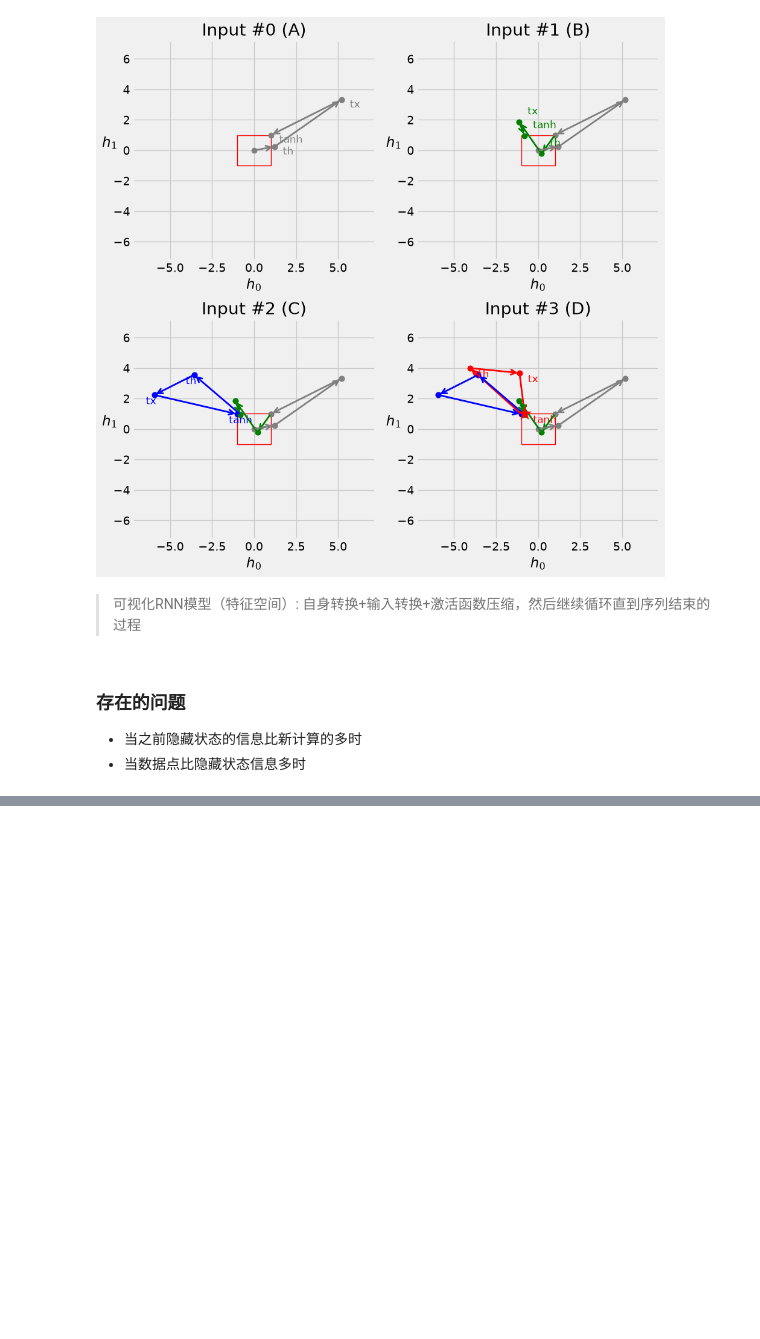
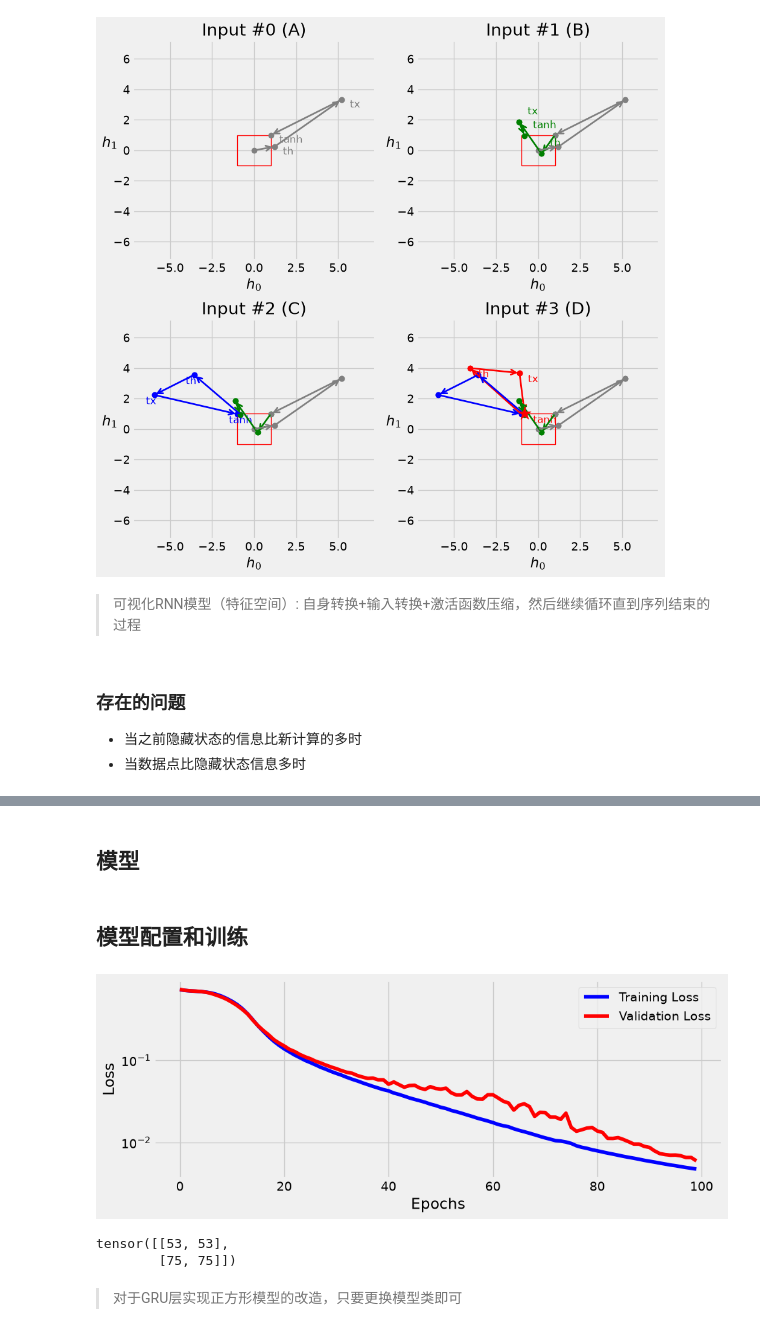
Before and after one commit to jhonprice/PyTorchStepByStep, a Jupyter notebook: Ch08Test.ipynb, the cells around one changed output, grey strips where cells are left out. Saved outputs shown, nothing was run; the diff lists cells and outputs as text; code cells hidden in the pictures; blank space fills up the shorter version.

```diff
--- a/Ch08Test.ipynb
+++ b/Ch08Test.ipynb
@@ -887,0 +966,10 @@ fig = figure17(model.basic_rnn)
+# %%
+# 程序8-9-1: 如何使用GRUCell(获取权重)
+n_features = 2
+hidden_dim = 2
+
+
+torch.manual_seed(17)
+gru_cell = nn.GRUCell(input_size=n_features, hidden_size=hidden_dim)
+gru_state = gru_cell.state_dict()
+print(gru_state)
@@ -887,0 +1056,10 @@ fig = figure17(model.basic_rnn)
+# %%
+# 程序8-9-5: 初始化
+
+# 初始化隐藏层
+initial_hidden = torch.zeros(1, hidden_dim)
+# 选择数据点
+X = torch.as_tensor(points[0]).float()
+print(X.shape)
+first_corner = X[0:1]
+print(first_corner.shape)
@@ -887,0 +1114,2 @@ fig = figure17(model.basic_rnn)
+# %% [markdown]
+## 模型
@@ -887,0 +1151,31 @@ fig = figure17(model.basic_rnn)
+# %% [markdown]
+## 模型配置和训练
+# %%
+# 程序8-10-2: 模型配置
+
+torch.manual_seed(21)
+# 只更换模型类
+model = SquareModelGRU(n_features=2, hidden_dim=2, n_outputs=1)
+loss = nn.BCEWithLogitsLoss()
+optimizer = optim.Adam(model.parameters(), lr=0.01)
+# %%
+# 程序8-10-3: 模型训练
+
+sbs_gru = StepByStep(model, loss, optimizer)
+sbs_gru.set_loaders(train_loader, test_loader)
+sbs_gru.train(100)
+# %%
+# 程序8-10-4: 可视化损失
+
+fig = sbs_gru.plot_losses()
+# %% [output]
+[figure, added]
+# %%
+# 程序8-10-4: 计算准确率
+
+StepByStep.loader_apply(test_loader, sbs_gru.correct)
+# %% [output]
+tensor([[53, 53],
+        [75, 75]])
+# %% [markdown]
+> 对于GRU层实现正方形模型的改造，只要更换模型类即可
```
Also changed, not shown: parts of 40 cells of this notebook, 1 other file.
